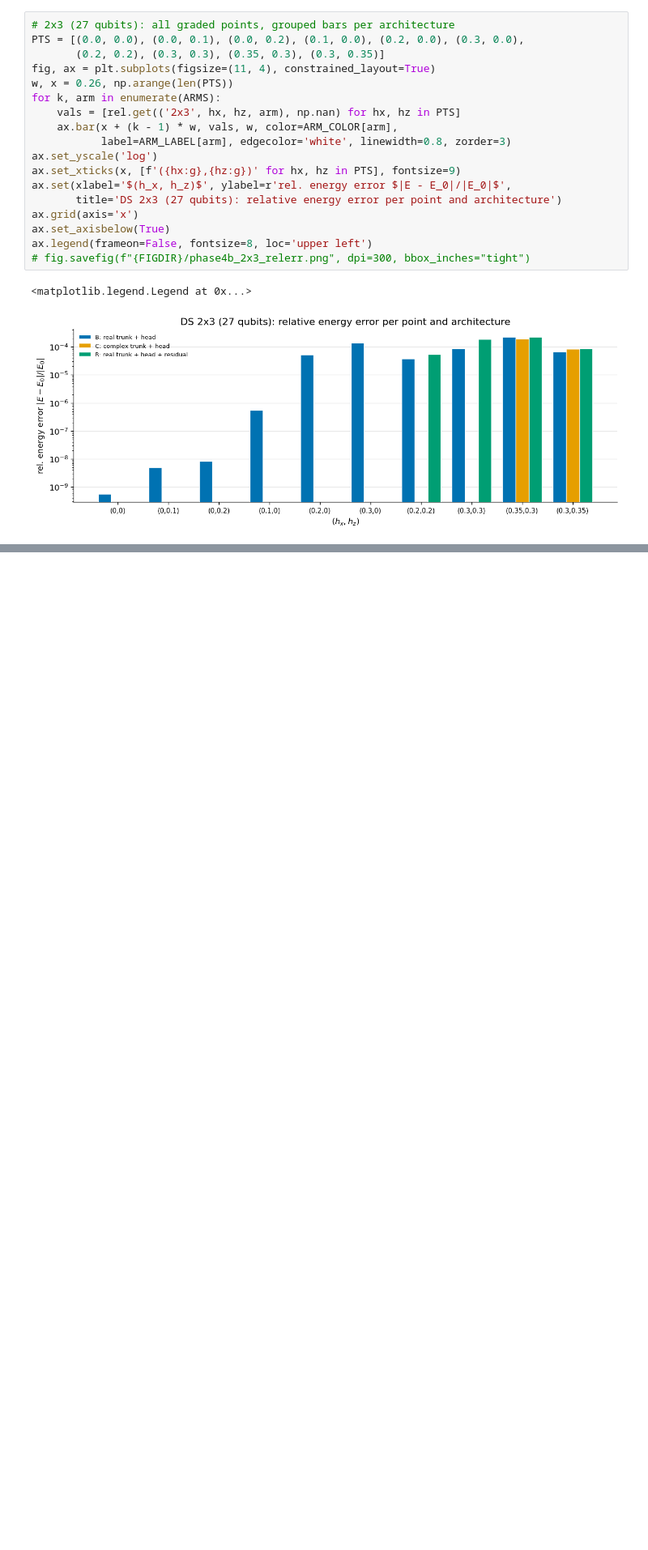
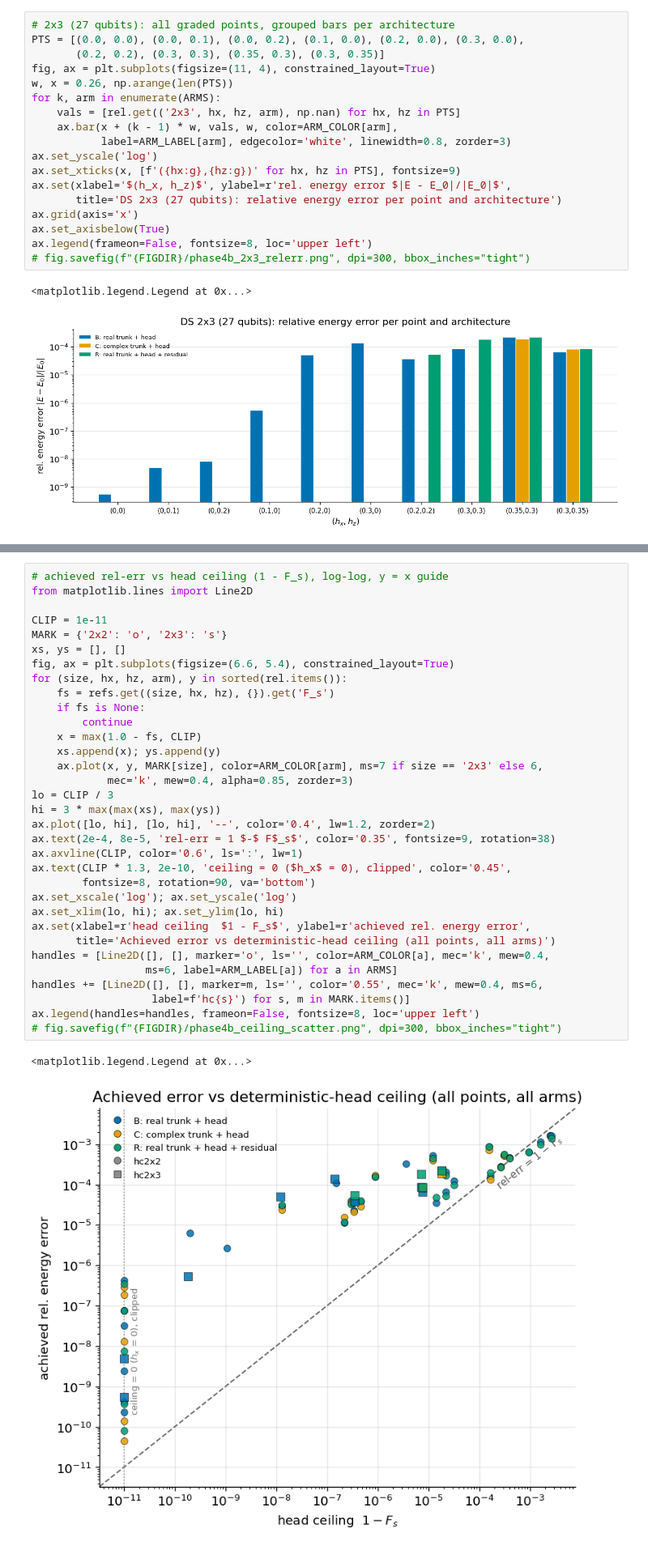
Before and after one commit to SanzharBissenali/2D-TC, a Jupyter notebook: analysis/05_phase4b_plane.ipynb, the cells around one changed output, grey strips where cells are left out. Shown at 81% size. Saved outputs shown, nothing was run; the diff lists cells and outputs as text; blank space fills up the shorter version.

Commit message:
analysis/05: achieved-vs-ceiling scatter (rel-err vs 1-F_s, y=x guide)
Co-Authored-By: Claude Fable 5 <noreply@anthropic.com>

```diff
--- a/analysis/05_phase4b_plane.ipynb
+++ b/analysis/05_phase4b_plane.ipynb
@@ -116,0 +126,36 @@ ax.legend(frameon=False, fontsize=8, loc='upper left')
+# %%
+# achieved rel-err vs head ceiling (1 - F_s), log-log, y = x guide
+from matplotlib.lines import Line2D
+
+CLIP = 1e-11
+MARK = {'2x2': 'o', '2x3': 's'}
+xs, ys = [], []
+fig, ax = plt.subplots(figsize=(6.6, 5.4), constrained_layout=True)
+for (size, hx, hz, arm), y in sorted(rel.items()):
+    fs = refs.get((size, hx, hz), {}).get('F_s')
+    if fs is None:
+        continue
+    x = max(1.0 - fs, CLIP)
+    xs.append(x); ys.append(y)
+    ax.plot(x, y, MARK[size], color=ARM_COLOR[arm], ms=7 if size == '2x3' else 6,
+            mec='k', mew=0.4, alpha=0.85, zorder=3)
+lo = CLIP / 3
+hi = 3 * max(max(xs), max(ys))
+ax.plot([lo, hi], [lo, hi], '--', color='0.4', lw=1.2, zorder=2)
+ax.text(2e-4, 8e-5, 'rel-err = 1 $-$ F$_s$', color='0.35', fontsize=9, rotation=38)
+ax.axvline(CLIP, color='0.6', ls=':', lw=1)
+ax.text(CLIP * 1.3, 2e-10, 'ceiling = 0 ($h_x$ = 0), clipped', color='0.45',
+        fontsize=8, rotation=90, va='bottom')
+ax.set_xscale('log'); ax.set_yscale('log')
+ax.set_xlim(lo, hi); ax.set_ylim(lo, hi)
+ax.set(xlabel=r'head ceiling  $1 - F_s$', ylabel=r'achieved rel. energy error',
+       title='Achieved error vs deterministic-head ceiling (all points, all arms)')
+handles = [Line2D([], [], marker='o', ls='', color=ARM_COLOR[a], mec='k', mew=0.4,
+                  ms=6, label=ARM_LABEL[a]) for a in ARMS]
+handles += [Line2D([], [], marker=m, ls='', color='0.55', mec='k', mew=0.4, ms=6,
+                   label=f'hc{s}') for s, m in MARK.items()]
+ax.legend(handles=handles, frameon=False, fontsize=8, loc='upper left')
+# fig.savefig(f"{FIGDIR}/phase4b_ceiling_scatter.png", dpi=300, bbox_inches="tight")
+# %% [output]
+<matplotlib.legend.Legend at 0x...>
+[figure, added]
```
Also changed, not shown: parts of 1 cell of this notebook.
